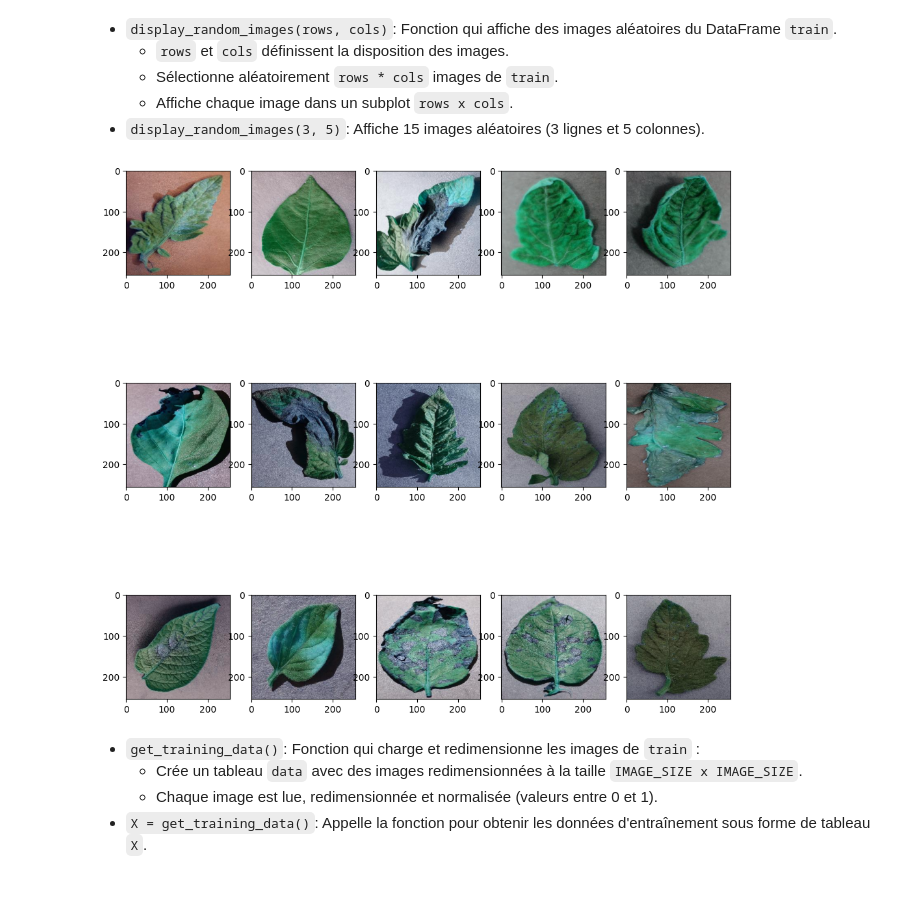
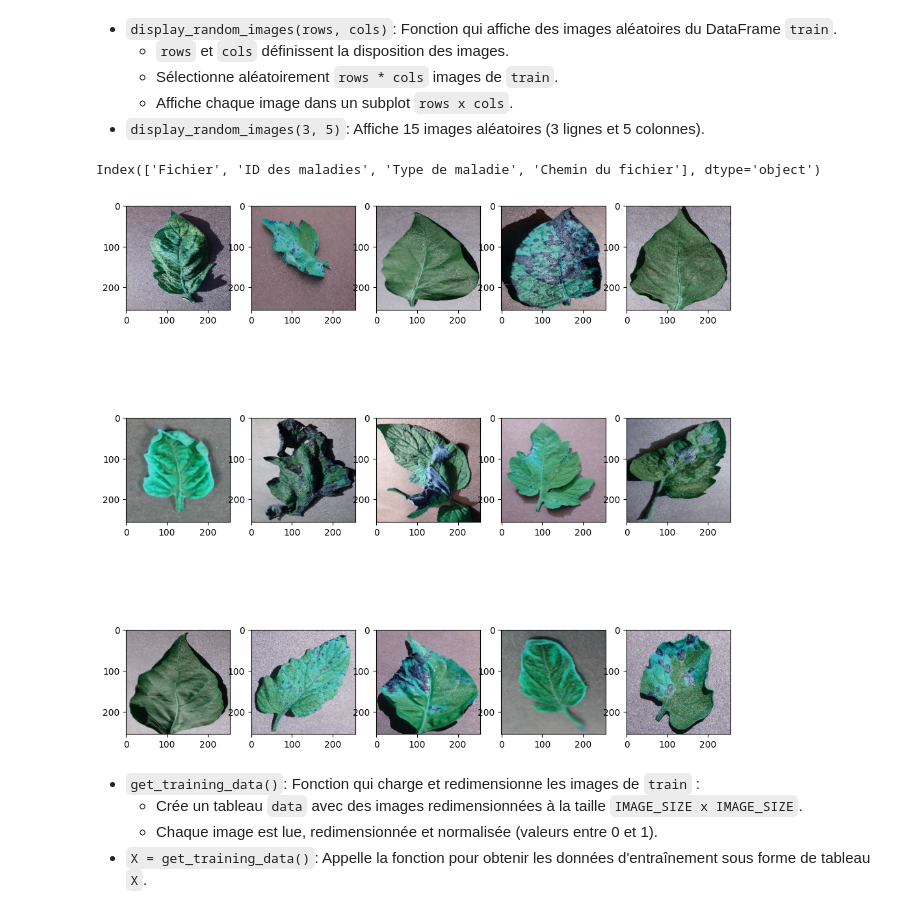
Before and after one commit to naelbenaissa/IA_LeafGuard, a Jupyter notebook: IA_LeafGuard.ipynb, the cells around one changed output. Saved outputs shown, nothing was run; the diff lists cells and outputs as text; code cells hidden in the pictures.

```diff
--- a/IA_LeafGuard.ipynb
+++ b/IA_LeafGuard.ipynb
@@ -99,19 +99,23 @@ train.head()
   - Sélectionne aléatoirement `rows * cols` images de `train`.
   - Affiche chaque image dans un subplot `rows x cols`.
 - `display_random_images(3, 5)`: Affiche 15 images aléatoires (3 lignes et 5 colonnes).
+# %%
+print(train.columns)
+# %% [output]
+Index(['Fichier', 'ID des maladies', 'Type de maladie', 'Chemin du fichier'], dtype='object')
 # %%
 def display_random_images(rows,cols):
     fig, ax = plt.subplots(rows,cols,figsize=(12,12))
     random = train.sample(rows*cols)
 
     for i in range(rows):
         for j in range(cols):
-            image_path=os.path.join(data_dir,random.iloc[i*cols+j]['File'])
+            image_path=os.path.join(data_dir,random.iloc[i*cols+j]['Fichier'])
             ax[i,j].imshow(cv2.imread(image_path))
 
 display_random_images(3,5)
 # %% [output]
-[figure, old version]
+[figure, new version]
 # %% [markdown]
 - `get_training_data()`: Fonction qui charge et redimensionne les images de `train` :
   - Crée un tableau `data` avec des images redimensionnées à la taille `IMAGE_SIZE x IMAGE_SIZE`.
```
Also changed, not shown: parts of 6 cells of this notebook, 1 other file.
